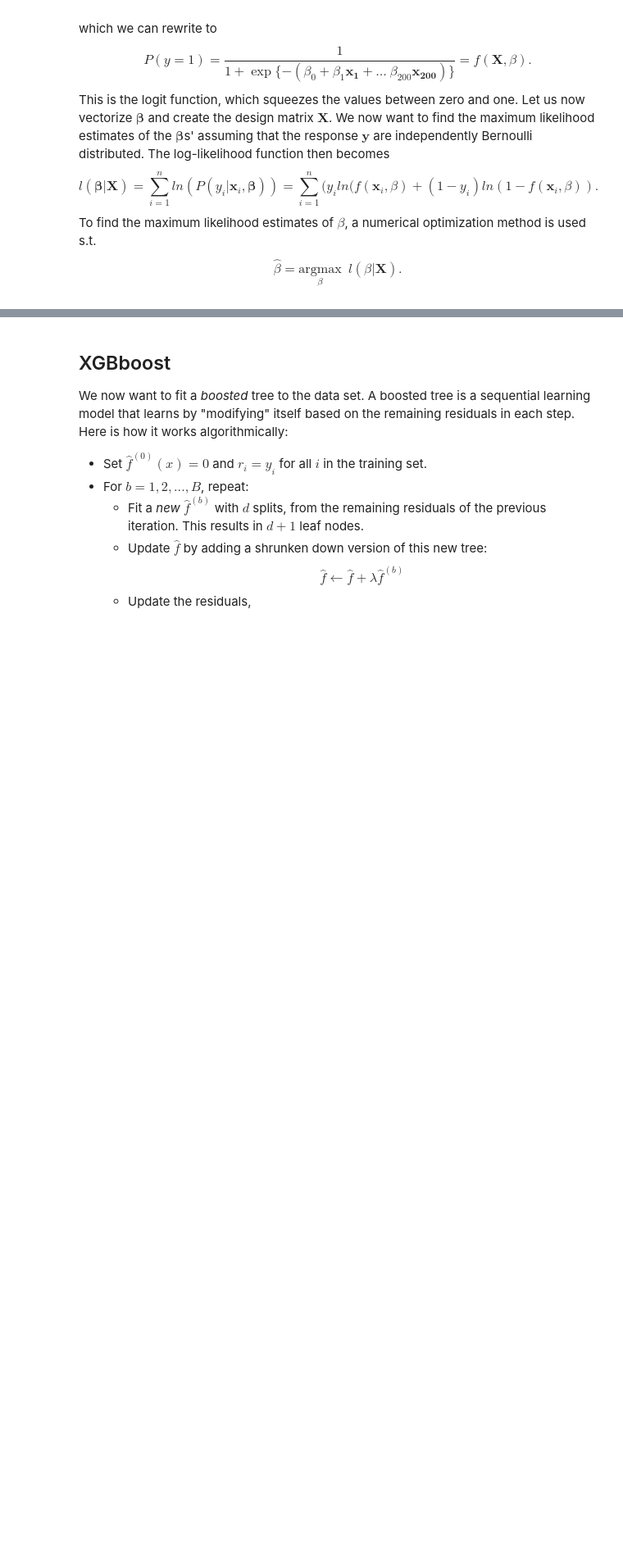
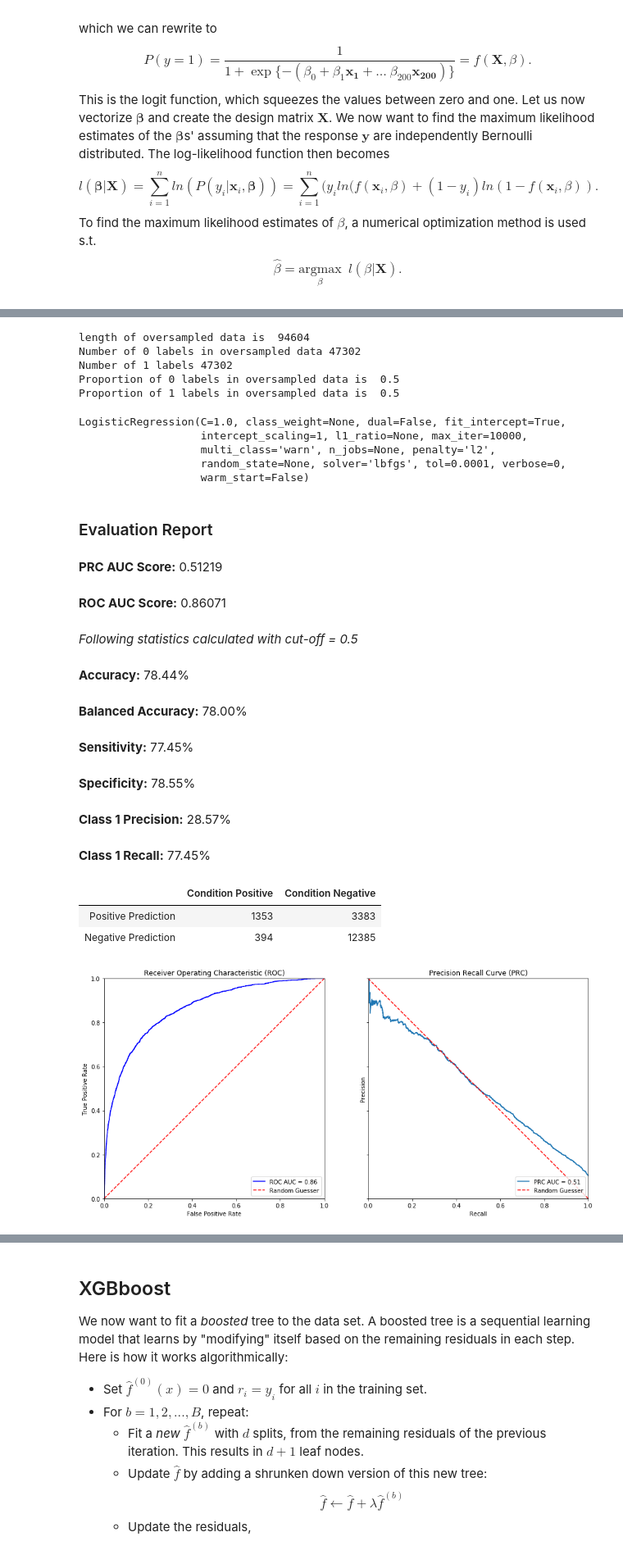
Before and after one commit to JakobGM/machine-learning-course, a Jupyter notebook: project/full_report.ipynb, the cells around one changed output, grey strips where cells are left out. Shown at 82% size. Drawn from its saved outputs; the diff is of its cells as text; code cells hidden in the pictures; blank space fills up the shorter version.

```diff
--- a/project/full_report.ipynb
+++ b/project/full_report.ipynb
@@ -746,0 +798,43 @@ __Class 1 Recall:__ 29.76%
+# %%
+os = SMOTE(random_state=0)
+os_features,os_response=os.fit_sample(data.train_split.X, data.train_split.y)
+print("length of oversampled data is ",len(os_features))
+print("Number of 0 labels in oversampled data",len(os_response[os_response==0]))
+print("Number of 1 labels",len(os_response[os_response==1]))
+print("Proportion of 0 labels in oversampled data is ",len(os_response[os_response==0])/len(os_features))
+print("Proportion of 1 labels in oversampled data is ",len(os_response[os_response==1])/len(os_features))
+# %% [output]
+length of oversampled data is  94604
+Number of 0 labels in oversampled data 47302
+Number of 1 labels 47302
+Proportion of 0 labels in oversampled data is  0.5
+Proportion of 1 labels in oversampled data is  0.5
+# %%
+lg_os = LogisticRegression(solver='lbfgs',max_iter = 10000)
+lg_os.fit(os_features, os_response)
+# %% [output]
+LogisticRegression(C=1.0, class_weight=None, dual=False, fit_intercept=True,
+                   intercept_scaling=1, l1_ratio=None, max_iter=10000,
+                   multi_class='warn', n_jobs=None, penalty='l2',
+                   random_state=None, solver='lbfgs', tol=0.0001, verbose=0,
+                   warm_start=False)
+# %%
+y_pred = lg_os.predict_proba(data.test_split.X)
+# %%
+data.evaluate(y_pred,plot_roc = True)
+# %% [output]
+### Evaluation Report
+__PRC AUC Score:__ 0.51219
+__ROC AUC Score:__ 0.86071
+
+_Following statistics calculated with cut-off = 0.5_
+__Accuracy:__ 78.44%
+__Balanced Accuracy:__ 78.00%
+__Sensitivity:__ 77.45%
+__Specificity:__ 78.55%
+__Class 1 Precision:__ 28.57%
+__Class 1 Recall:__ 77.45%
+|  | Condition Positive | Condition Negative |
+| Positive Prediction | 1353 | 3383 |
+| Negative Prediction | 394 | 12385 |
+[figure, added]
```
Also changed, not shown: parts of 24 cells of this notebook, 1 other file.
